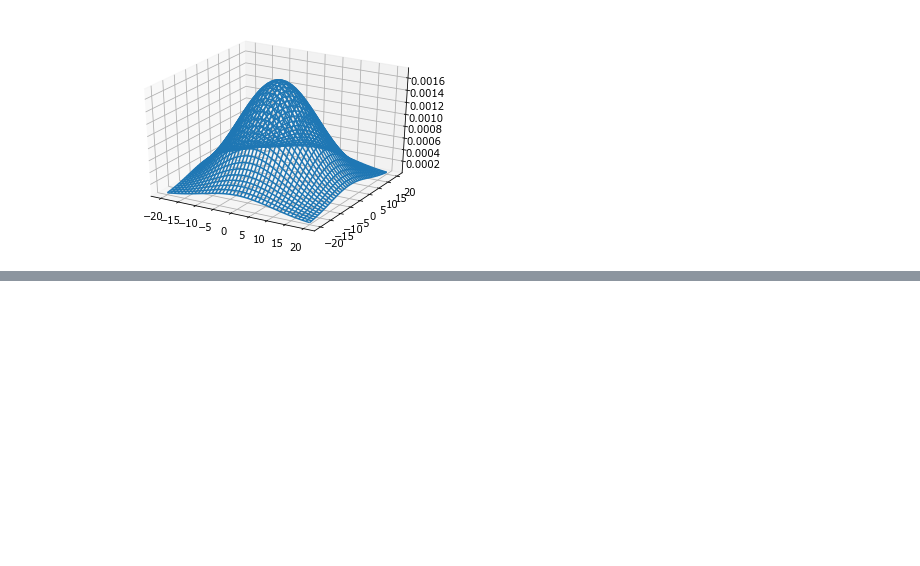
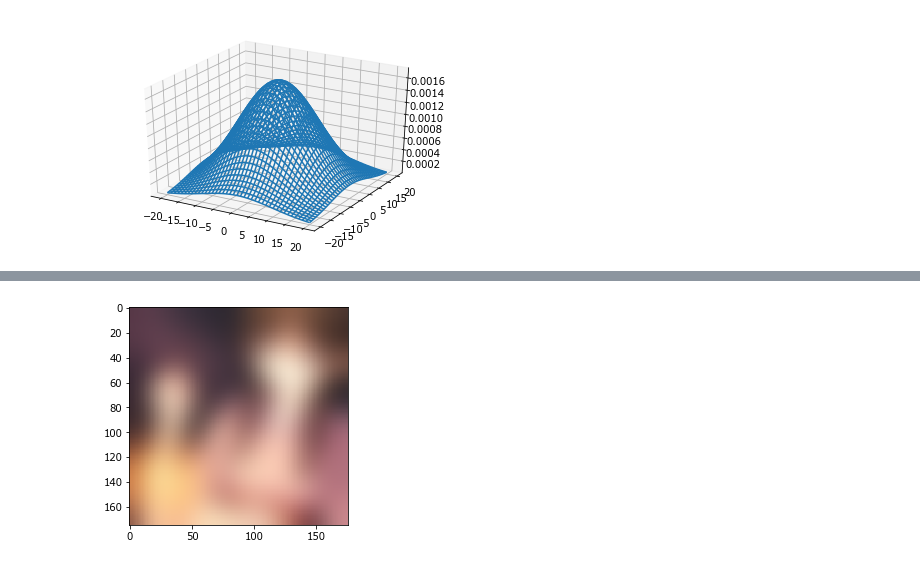
Before and after one commit to yexxyy/jupyter_notebook, a Jupyter notebook: 工具学习/matplotlib.ipynb, the cells around one changed output, grey strips where cells are left out. Drawn from its saved outputs; the diff is of its cells as text; code cells hidden in the pictures; blank space fills up the shorter version.

```diff
--- a/工具学习/matplotlib.ipynb
+++ b/工具学习/matplotlib.ipynb
@@ -226,11 +231,13 @@ plt.show()
 # %%
 #与PIL实现的效果对比
 import PIL.Image
 import PIL.ImageFilter
 im = PIL.Image.open(path)
-im = im.filter(PIL.ImageFilter.GaussianBlur(radius=r*0.5))
+im = im.filter(PIL.ImageFilter.GaussianBlur(radius=radius*0.5))
 
 #输出模糊后图片
 fig, ax = plt.subplots()
 imgplot=plt.imshow(im)
 plt.show()
+# %% [output]
+[figure, added]
```
Also changed, not shown: parts of 5 cells of this notebook, 2 other files.
